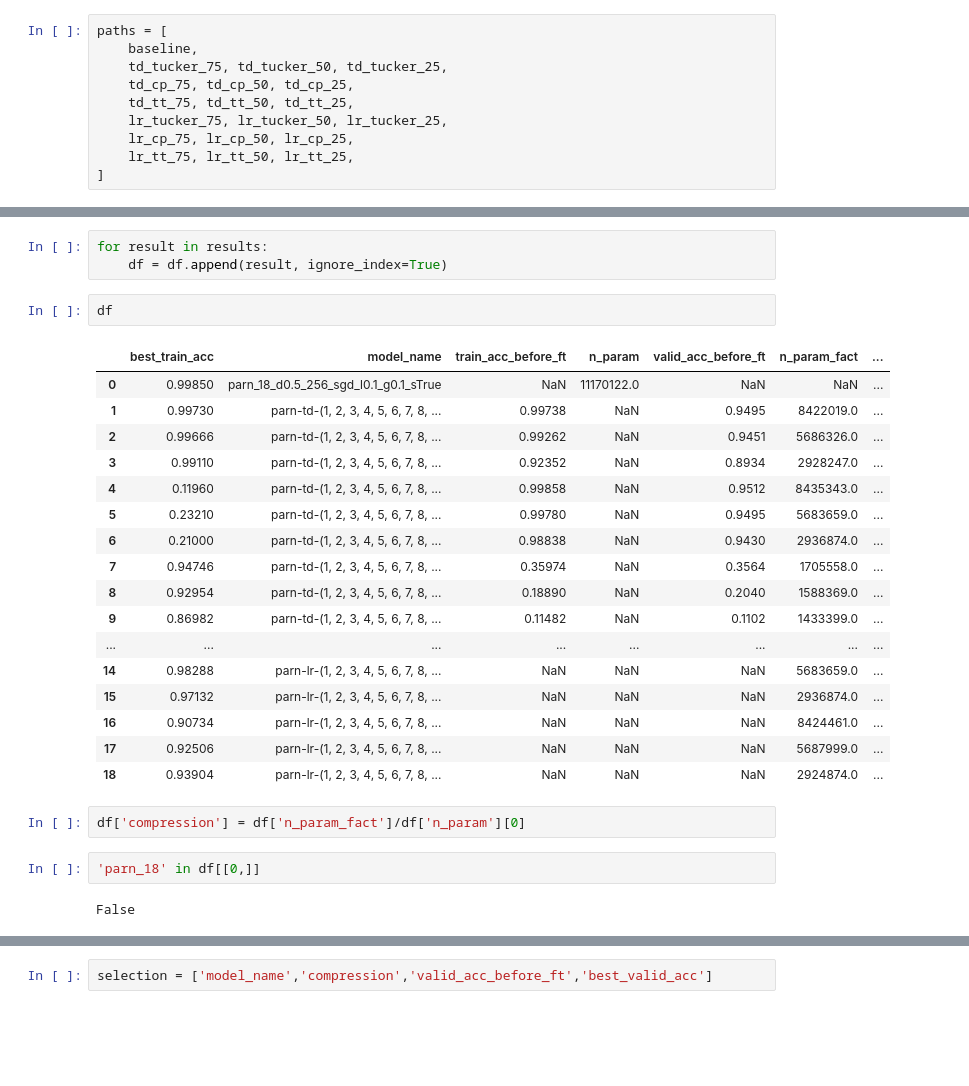
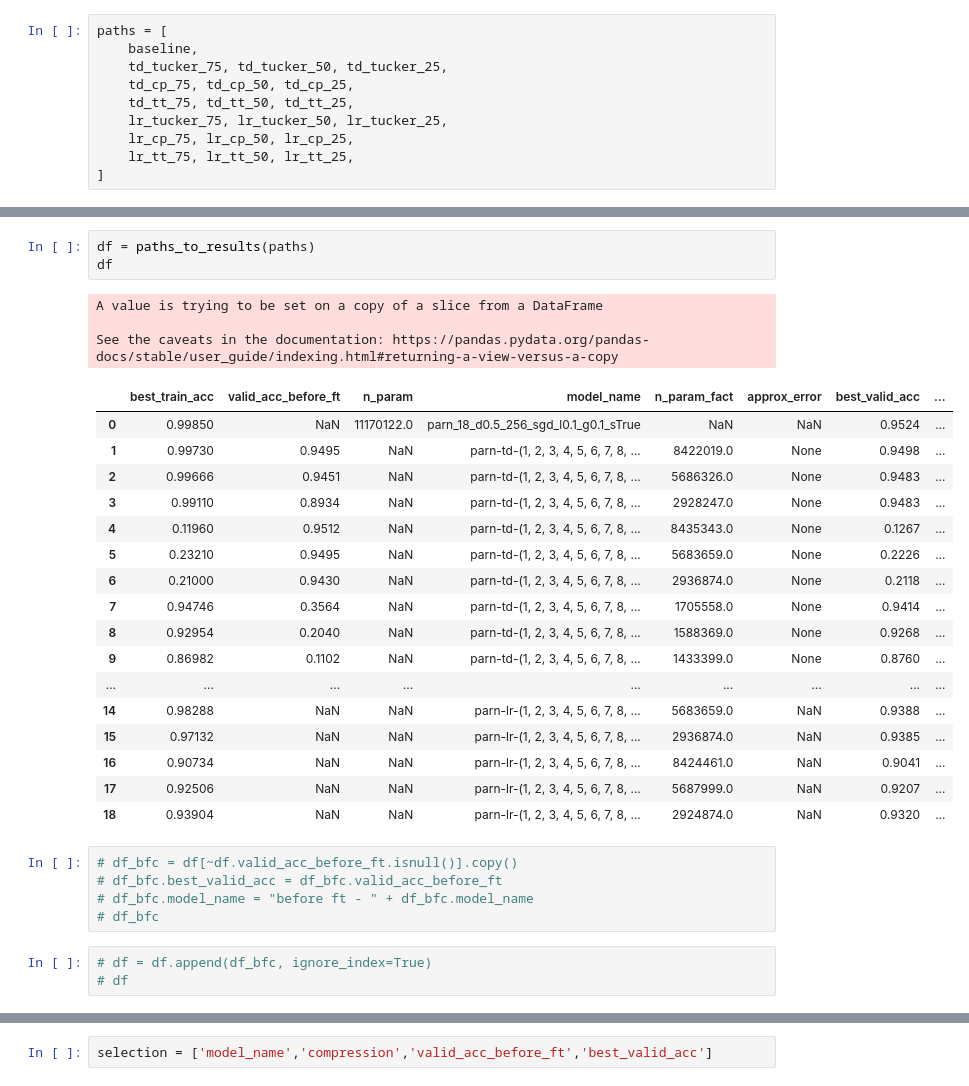
Before and after one commit to JSchuurmans/tddl, a Jupyter notebook: notebooks/results.ipynb, the cells around one changed output, grey strips where cells are left out. Drawn from its saved outputs; the diff is of its cells as text; blank space fills up the shorter version.

```diff
--- a/notebooks/results.ipynb
+++ b/notebooks/results.ipynb
@@ -118,29 +131,32 @@ df = pd.DataFrame(blank) #.append(results[1], ignore_index=True)
+# %%
+df = paths_to_results(paths)
+df
+# %% [output]
+A value is trying to be set on a copy of a slice from a DataFrame
+
+See the caveats in the documentation: https://pandas.pydata.org/pandas-docs/stable/user_guide/indexing.html#returning-a-view-versus-a-copy
+|  | best_train_acc | valid_acc_before_ft | n_param | model_name | n_param_fact | approx_error | best_valid_acc | ... |
+| 0 | 0.99850 | NaN | 11170122.0 | parn_18_d0.5_256_sgd_l0.1_g0.1_sTrue | NaN | NaN | 0.9524 | ... |
+| 1 | 0.99730 | 0.9495 | NaN | parn-td-(1, 2, 3, 4, 5, 6, 7, 8, ... | 8422019.0 | None | 0.9498 | ... |
+| 2 | 0.99666 | 0.9451 | NaN | parn-td-(1, 2, 3, 4, 5, 6, 7, 8, ... | 5686326.0 | None | 0.9483 | ... |
+| 3 | 0.99110 | 0.8934 | NaN | parn-td-(1, 2, 3, 4, 5, 6, 7, 8, ... | 2928247.0 | None | 0.9483 | ... |
+| 4 | 0.11960 | 0.9512 | NaN | parn-td-(1, 2, 3, 4, 5, 6, 7, 8, ... | 8435343.0 | None | 0.1267 | ... |
+| 5 | 0.23210 | 0.9495 | NaN | parn-td-(1, 2, 3, 4, 5, 6, 7, 8, ... | 5683659.0 | None | 0.2226 | ... |
+| 6 | 0.21000 | 0.9430 | NaN | parn-td-(1, 2, 3, 4, 5, 6, 7, 8, ... | 2936874.0 | None | 0.2118 | ... |
+| 7 | 0.94746 | 0.3564 | NaN | parn-td-(1, 2, 3, 4, 5, 6, 7, 8, ... | 1705558.0 | None | 0.9414 | ... |
+| 8 | 0.92954 | 0.2040 | NaN | parn-td-(1, 2, 3, 4, 5, 6, 7, 8, ... | 1588369.0 | None | 0.9268 | ... |
+| 9 | 0.86982 | 0.1102 | NaN | parn-td-(1, 2, 3, 4, 5, 6, 7, 8, ... | 1433399.0 | None | 0.8760 | ... |
+| ... | ... | ... | ... | ... | ... | ... | ... | ... |
+| 14 | 0.98288 | NaN | NaN | parn-lr-(1, 2, 3, 4, 5, 6, 7, 8, ... | 5683659.0 | NaN | 0.9388 | ... |
+| 15 | 0.97132 | NaN | NaN | parn-lr-(1, 2, 3, 4, 5, 6, 7, 8, ... | 2936874.0 | NaN | 0.9385 | ... |
+| 16 | 0.90734 | NaN | NaN | parn-lr-(1, 2, 3, 4, 5, 6, 7, 8, ... | 8424461.0 | NaN | 0.9041 | ... |
+| 17 | 0.92506 | NaN | NaN | parn-lr-(1, 2, 3, 4, 5, 6, 7, 8, ... | 5687999.0 | NaN | 0.9207 | ... |
+| 18 | 0.93904 | NaN | NaN | parn-lr-(1, 2, 3, 4, 5, 6, 7, 8, ... | 2924874.0 | NaN | 0.9320 | ... |
+# %%
+# df_bfc = df[~df.valid_acc_before_ft.isnull()].copy()
+# df_bfc.best_valid_acc = df_bfc.valid_acc_before_ft
+# df_bfc.model_name = "before ft - " + df_bfc.model_name
+# df_bfc
 # %%
-for result in results:
-    df = df.append(result, ignore_index=True)
+# df = df.append(df_bfc, ignore_index=True)
+# df
-# %%
-df
-# %% [output]
-|  | best_train_acc | model_name | train_acc_before_ft | n_param | valid_acc_before_ft | n_param_fact | ... |
-| 0 | 0.99850 | parn_18_d0.5_256_sgd_l0.1_g0.1_sTrue | NaN | 11170122.0 | NaN | NaN | ... |
-| 1 | 0.99730 | parn-td-(1, 2, 3, 4, 5, 6, 7, 8, ... | 0.99738 | NaN | 0.9495 | 8422019.0 | ... |
-| 2 | 0.99666 | parn-td-(1, 2, 3, 4, 5, 6, 7, 8, ... | 0.99262 | NaN | 0.9451 | 5686326.0 | ... |
-| 3 | 0.99110 | parn-td-(1, 2, 3, 4, 5, 6, 7, 8, ... | 0.92352 | NaN | 0.8934 | 2928247.0 | ... |
-| 4 | 0.11960 | parn-td-(1, 2, 3, 4, 5, 6, 7, 8, ... | 0.99858 | NaN | 0.9512 | 8435343.0 | ... |
-| 5 | 0.23210 | parn-td-(1, 2, 3, 4, 5, 6, 7, 8, ... | 0.99780 | NaN | 0.9495 | 5683659.0 | ... |
-| 6 | 0.21000 | parn-td-(1, 2, 3, 4, 5, 6, 7, 8, ... | 0.98838 | NaN | 0.9430 | 2936874.0 | ... |
-| 7 | 0.94746 | parn-td-(1, 2, 3, 4, 5, 6, 7, 8, ... | 0.35974 | NaN | 0.3564 | 1705558.0 | ... |
-| 8 | 0.92954 | parn-td-(1, 2, 3, 4, 5, 6, 7, 8, ... | 0.18890 | NaN | 0.2040 | 1588369.0 | ... |
-| 9 | 0.86982 | parn-td-(1, 2, 3, 4, 5, 6, 7, 8, ... | 0.11482 | NaN | 0.1102 | 1433399.0 | ... |
-| ... | ... | ... | ... | ... | ... | ... | ... |
-| 14 | 0.98288 | parn-lr-(1, 2, 3, 4, 5, 6, 7, 8, ... | NaN | NaN | NaN | 5683659.0 | ... |
-| 15 | 0.97132 | parn-lr-(1, 2, 3, 4, 5, 6, 7, 8, ... | NaN | NaN | NaN | 2936874.0 | ... |
-| 16 | 0.90734 | parn-lr-(1, 2, 3, 4, 5, 6, 7, 8, ... | NaN | NaN | NaN | 8424461.0 | ... |
-| 17 | 0.92506 | parn-lr-(1, 2, 3, 4, 5, 6, 7, 8, ... | NaN | NaN | NaN | 5687999.0 | ... |
-| 18 | 0.93904 | parn-lr-(1, 2, 3, 4, 5, 6, 7, 8, ... | NaN | NaN | NaN | 2924874.0 | ... |
-# %%
-df['compression'] = df['n_param_fact']/df['n_param'][0]
-# %%
-'parn_18' in df[[0,]]
-# %% [output]
-False
```
Also changed, not shown: parts of 27 cells of this notebook, 4 other files.
